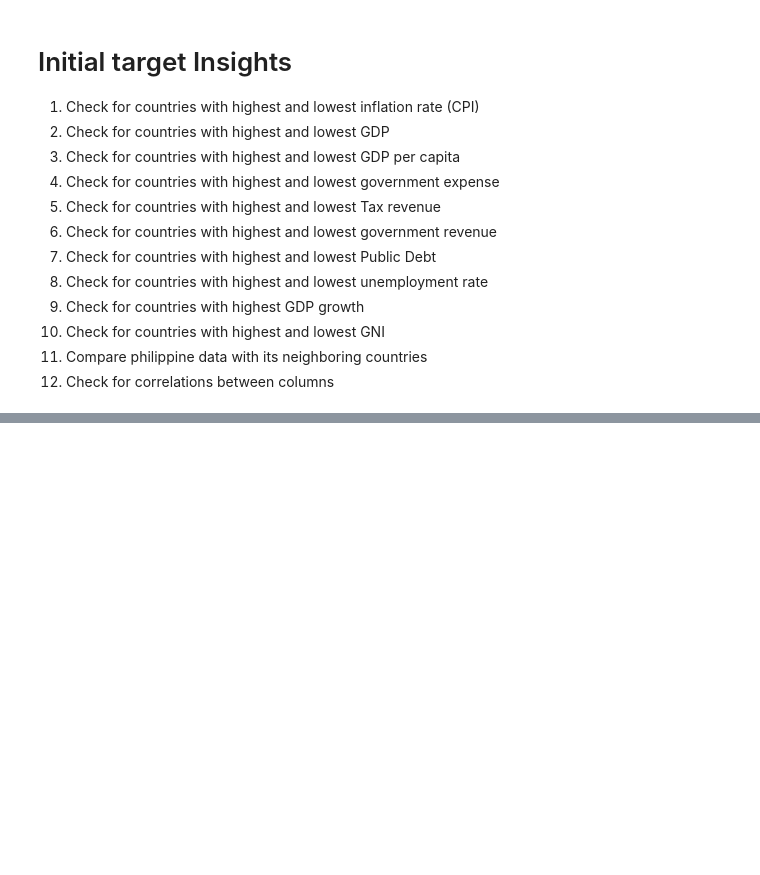
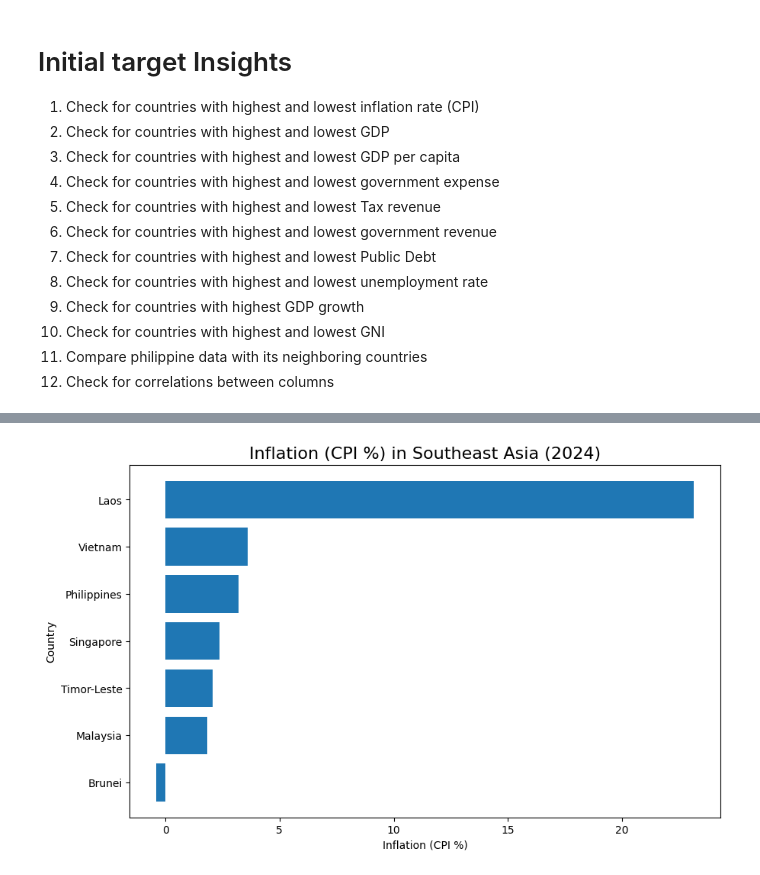
Before and after one commit to RenzArcilla/global_economic_indicators, a Jupyter notebook: eda.ipynb, the cells around one changed output, grey strips where cells are left out. Saved outputs shown, nothing was run; the diff lists cells and outputs as text; code cells hidden in the pictures; blank space fills up the shorter version.

Commit message:
feat: subsetting the data and generating a bar plot for inflation (CPI)

```diff
--- a/eda.ipynb
+++ b/eda.ipynb
@@ -127,0 +161,9 @@ print(df.sample(10))
+# %%
+sea_countries = [
+    'Brunei Darussalam', 'Cambodia', 'Indonesia',
+    'Lao PDR', 'Malaysia', 'Myanmar',
+    'Philippines', 'Singapore', 'Thailand',
+    'Timor-Leste', 'Viet Nam']
+# Subsetting the df
+sea_df = df.loc[df['country_name'].isin(sea_countries), :].copy()
+print(sea_df.country_name.unique())
@@ -127,0 +173,6 @@ print(df.sample(10))
+# %%
+# Fixing country names
+sea_df['country_name'] = sea_df['country_name'].str.replace('Lao PDR', 'Laos')
+sea_df['country_name'] = sea_df['country_name'].str.replace('Brunei Darussalam', 'Brunei')
+sea_df['country_name'] = sea_df['country_name'].str.replace('Viet Nam', 'Vietnam')
+print(sea_df.country_name.unique())
@@ -127,0 +184,5 @@ print(df.sample(10))
+# %%
+# Subset for latest year within the dataset (2024)
+df_2025 = sea_df.loc[sea_df['year'] == 2024]
+gby_inflation_rate = df_2025.sort_values('Inflation (CPI %)')
+print(gby_inflation_rate[['country_name', 'Inflation (CPI %)']])
@@ -127,0 +202,18 @@ print(df.sample(10))
+# %%
+# Generating a chart (bar chart)
+
+# Adgusting the size of the figure
+plt.figure(figsize=(10, 6))
+
+# Creating the chart
+plt.barh(gby_inflation_rate['country_name'], gby_inflation_rate['Inflation (CPI %)'])
+
+# Adding titles and labels
+plt.title('Inflation (CPI %) in Southeast Asia (2024)', fontsize=16)
+plt.xlabel('Inflation (CPI %)')
+plt.ylabel('Country')
+
+# Generating the chart
+plt.show()
+# %% [output]
+[figure, added]
```
Also changed, not shown: parts of 7 cells of this notebook, 1 other file.
